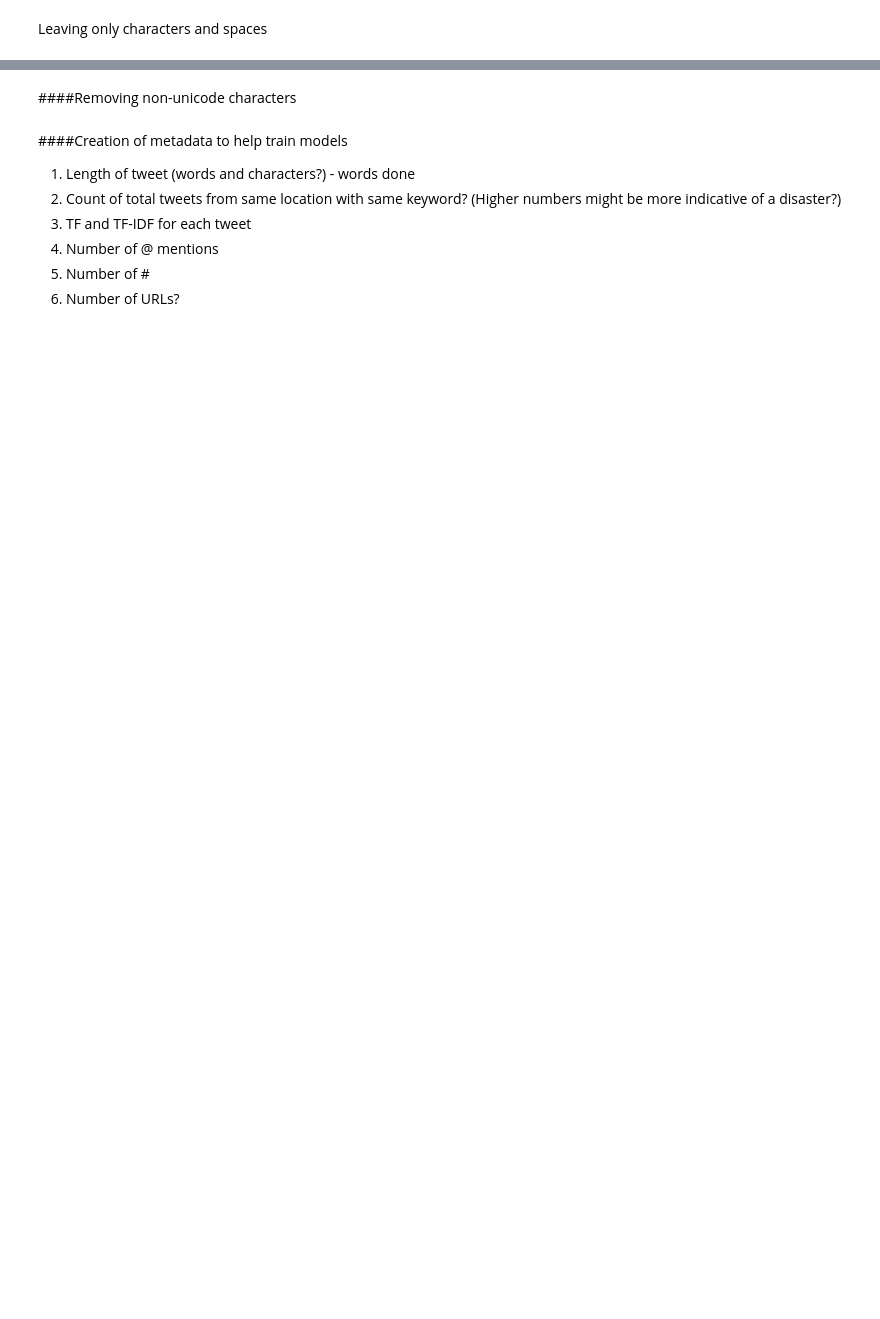
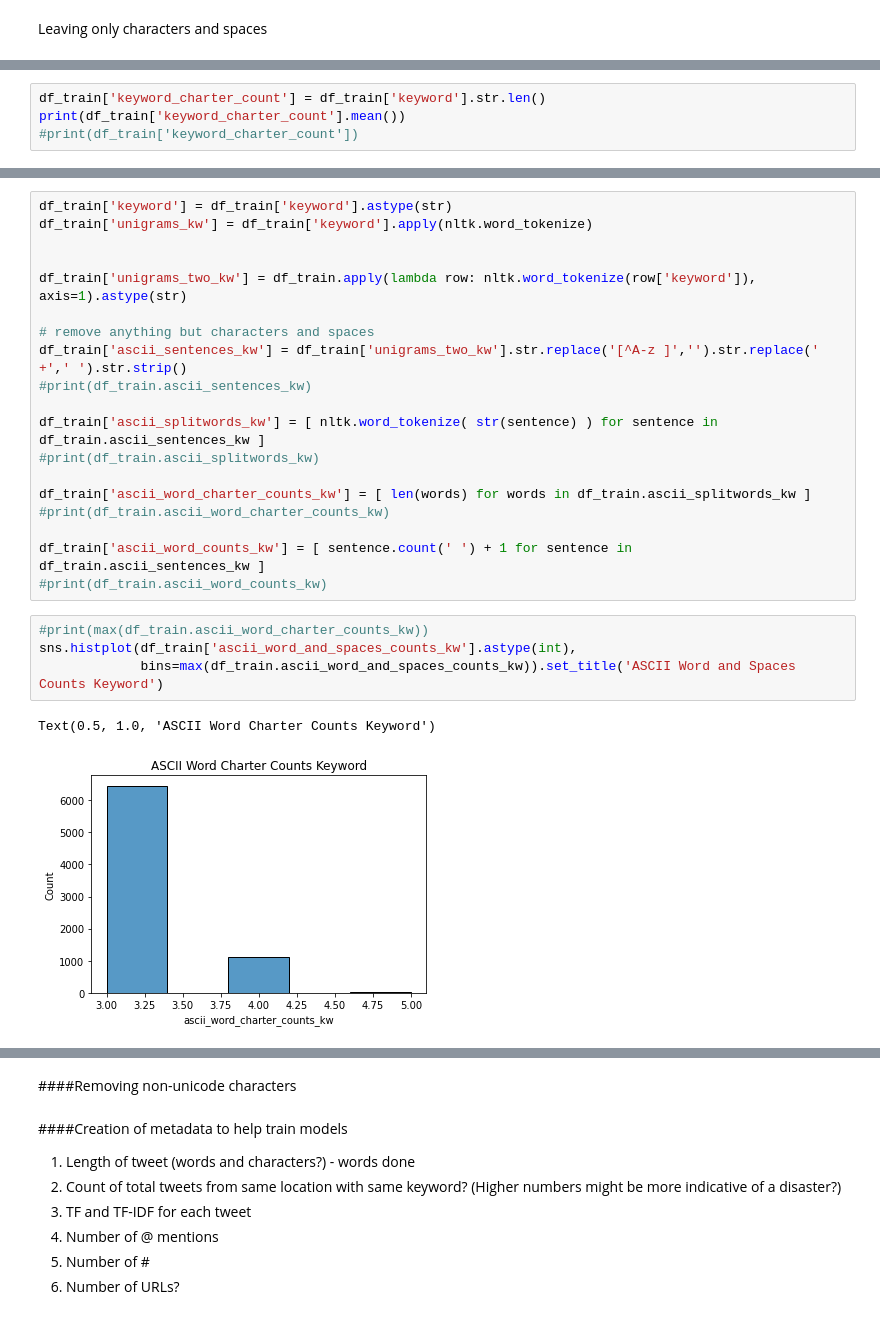
Before and after one commit to jlarson200/DSCI_592_NPL, a Jupyter notebook: npl_data_cleaning.ipynb, the cells around one changed output, grey strips where cells are left out. Saved outputs shown, nothing was run; the diff lists cells and outputs as text; blank space fills up the shorter version.

```diff
--- a/npl_data_cleaning.ipynb
+++ b/npl_data_cleaning.ipynb
@@ -287,0 +332,4 @@ plt.show()
+# %%
+df_train['keyword_charter_count'] = df_train['keyword'].str.len()
+print(df_train['keyword_charter_count'].mean())
+#print(df_train['keyword_charter_count'])
@@ -287,0 +375,26 @@ plt.show()
+# %%
+df_train['keyword'] = df_train['keyword'].astype(str)
+df_train['unigrams_kw'] = df_train['keyword'].apply(nltk.word_tokenize)
+
+
+df_train['unigrams_two_kw'] = df_train.apply(lambda row: nltk.word_tokenize(row['keyword']), axis=1).astype(str)
+
+# remove anything but characters and spaces
+df_train['ascii_sentences_kw'] = df_train['unigrams_two_kw'].str.replace('[^A-z ]','').str.replace(' +',' ').str.strip()
+#print(df_train.ascii_sentences_kw)
+
+df_train['ascii_splitwords_kw'] = [ nltk.word_tokenize( str(sentence) ) for sentence in df_train.ascii_sentences_kw ]
+#print(df_train.ascii_splitwords_kw)
+
+df_train['ascii_word_charter_counts_kw'] = [ len(words) for words in df_train.ascii_splitwords_kw ]
+#print(df_train.ascii_word_charter_counts_kw)
+
+df_train['ascii_word_counts_kw'] = [ sentence.count(' ') + 1 for sentence in df_train.ascii_sentences_kw ]
+#print(df_train.ascii_word_counts_kw)
+# %%
+#print(max(df_train.ascii_word_charter_counts_kw))
+sns.histplot(df_train['ascii_word_and_spaces_counts_kw'].astype(int),
+             bins=max(df_train.ascii_word_and_spaces_counts_kw)).set_title('ASCII Word and Spaces Counts Keyword')
+# %% [output]
+Text(0.5, 1.0, 'ASCII Word Charter Counts Keyword')
+[figure, added]
```
Also changed, not shown: parts of 24 cells of this notebook.
